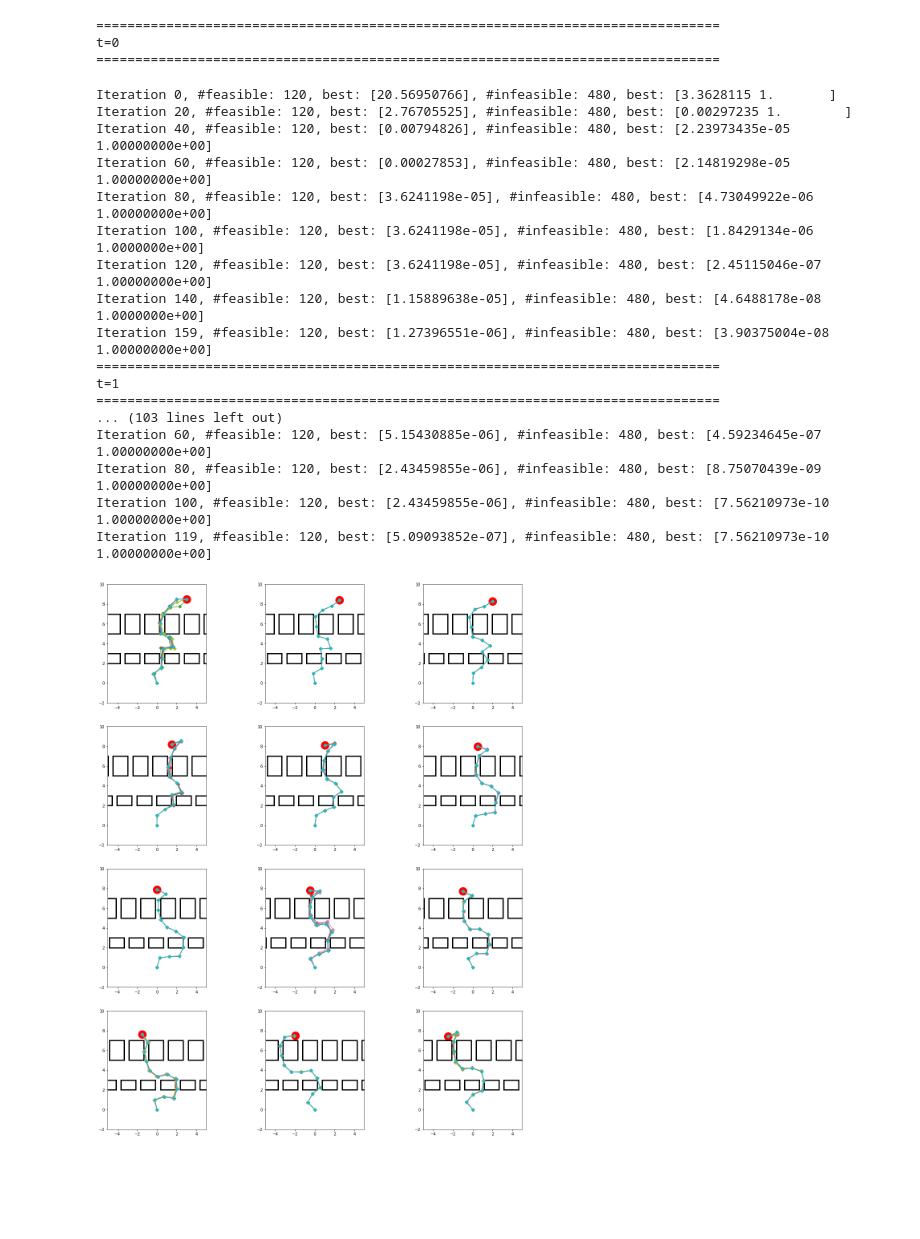
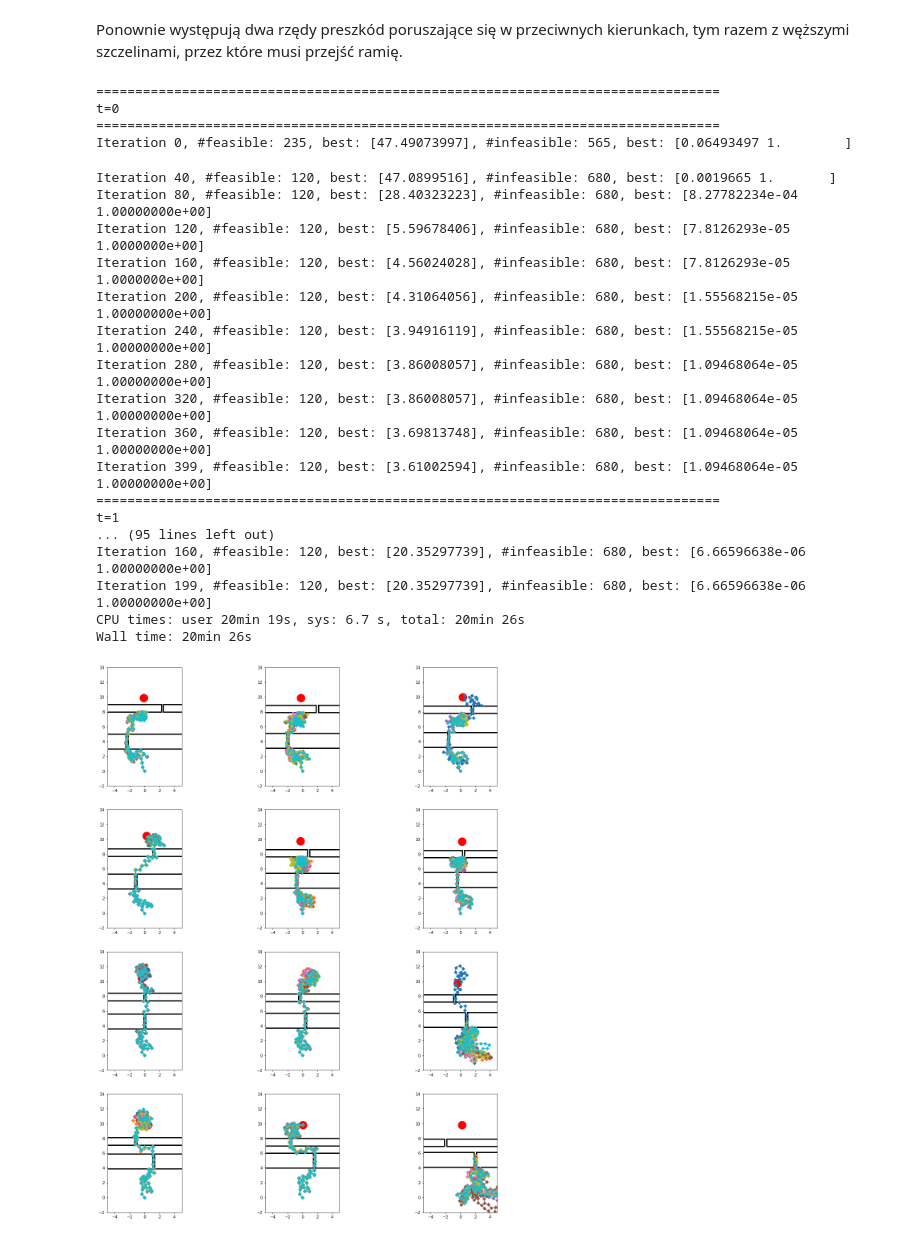
Before and after one commit to JaworWr/Dynamic-inverse-kinematics, a Jupyter notebook: Experiment5.ipynb, the cells around one changed output. Drawn from its saved outputs; the diff is of its cells as text; code cells hidden in the pictures; blank space fills up the shorter version.

Commit message:
Update experiments & reports

```diff
--- a/Experiment5.ipynb
+++ b/Experiment5.ipynb
@@ -8,64 +9,72 @@ random_state("rng_states/experiment5.npy")
+# %% [markdown]
+Ponownie występują dwa rzędy preszkód poruszające się w przeciwnych kierunkach, tym razem z węższymi szczelinami, przez które musi przejść ramię.
 # %%
-S = [1.] * 12
+%%time
+random_state(f"rng_states/experiment{EXPERIMENT_ID}.npy")
+
+S = [0.6] * 60
 d = len(S)
 x_min = -np.pi
 x_max = np.pi
 T = 12
 
-rectangles = [((i - 0.25, 5), (i + 1.25, 7)) for i in range(-9, 10, 2)] + [((i - 0.25, 2), (i + 1.25, 3)) for i in range(-9, 10, 2)]
-rectangle_vs = [(-0.4, 0)] * (len(rectangles) // 2) + [(0.4, 0)] * (len(rectangles) // 2)
-target = (3., 8.5)
-target_v = (-0.5, -0.1)
-targets = target_with_velocity(target, target_v, T)
+rectangles = [((-25., 3.), (-2.55, 5.)), ((-2.25, 3.), (25., 5.)),
+              ((-25., 8.), (2.25, 9.)), ((2.55, 8.), (25., 9.))]
+rectangle_vs = [(0.4, 0.1)] * (len(rectangles) // 2) + [(-0.4, -0.1)] * (len(rectangles) // 2)
+targets = np.array([0., 10.]) + np.random.uniform(-0.5, 0.5, size=(T, 2))
 rectangle_lists = rectangles_with_velocity(rectangles, rectangle_vs, T)
 objective = dynamic_inverse_kinematics_objectives(S, targets, rectangle_lists)
 n_constraints = len(rectangles)
 
-n = 600
-alpha_inf = 0.8
-n_immigrants = 100
-eta_c = 3.
+n = 800
+alpha_inf = 0.85
+n_immigrants = 300
+eta_c = 5.
 eta_m = 20.
 p_c = 0.9
 p_m = 0.05
-num_iterations_init = 160
-num_iterations = 120
+num_iterations_init = 400
+num_iterations = 200
 
 population_hist, score_hist = dynamic_IDEA(objective, n_constraints, T, x_min, x_max, d, n, alpha_inf, eta_c, eta_m, p_c, p_m,
-                           num_iterations=num_iterations, num_iterations_init=num_iterations_init, n_immigrants=n_immigrants, log_interval=20)
+                           num_iterations=num_iterations, num_iterations_init=num_iterations_init, n_immigrants=n_immigrants, log_interval=40)
+
+TRIAL_ID += 1
+np.savez(f"/tmp/histories/experiment{EXPERIMENT_ID}_{TRIAL_ID}", populations=population_hist, scores=score_hist)
 # %% [output]
 ================================================================================
 t=0
 ================================================================================
+Iteration 0, #feasible: 235, best: [47.49073997], #infeasible: 565, best: [0.06493497 1.        ]
-Iteration 0, #feasible: 120, best: [20.56950766], #infeasible: 480, best: [3.3628115 1.       ]
-Iteration 20, #feasible: 120, best: [2.76705525], #infeasible: 480, best: [0.00297235 1.        ]
-Iteration 40, #feasible: 120, best: [0.00794826], #infeasible: 480, best: [2.23973435e-05 1.00000000e+00]
-Iteration 60, #feasible: 120, best: [0.00027853], #infeasible: 480, best: [2.14819298e-05 1.00000000e+00]
-Iteration 80, #feasible: 120, best: [3.6241198e-05], #infeasible: 480, best: [4.73049922e-06 1.00000000e+00]
-Iteration 100, #feasible: 120, best: [3.6241198e-05], #infeasible: 480, best: [1.8429134e-06 1.0000000e+00]
-Iteration 120, #feasible: 120, best: [3.6241198e-05], #infeasible: 480, best: [2.45115046e-07 1.00000000e+00]
-Iteration 140, #feasible: 120, best: [1.15889638e-05], #infeasible: 480, best: [4.6488178e-08 1.0000000e+00]
-Iteration 159, #feasible: 120, best: [1.27396551e-06], #infeasible: 480, best: [3.90375004e-08 1.00000000e+00]
+Iteration 40, #feasible: 120, best: [47.0899516], #infeasible: 680, best: [0.0019665 1.       ]
+Iteration 80, #feasible: 120, best: [28.40323223], #infeasible: 680, best: [8.27782234e-04 1.00000000e+00]
+Iteration 120, #feasible: 120, best: [5.59678406], #infeasible: 680, best: [7.8126293e-05 1.0000000e+00]
+Iteration 160, #feasible: 120, best: [4.56024028], #infeasible: 680, best: [7.8126293e-05 1.0000000e+00]
+Iteration 200, #feasible: 120, best: [4.31064056], #infeasible: 680, best: [1.55568215e-05 1.00000000e+00]
+Iteration 240, #feasible: 120, best: [3.94916119], #infeasible: 680, best: [1.55568215e-05 1.00000000e+00]
+Iteration 280, #feasible: 120, best: [3.86008057], #infeasible: 680, best: [1.09468064e-05 1.00000000e+00]
+Iteration 320, #feasible: 120, best: [3.86008057], #infeasible: 680, best: [1.09468064e-05 1.00000000e+00]
+Iteration 360, #feasible: 120, best: [3.69813748], #infeasible: 680, best: [1.09468064e-05 1.00000000e+00]
+Iteration 399, #feasible: 120, best: [3.61002594], #infeasible: 680, best: [1.09468064e-05 1.00000000e+00]
 ================================================================================
 t=1
-================================================================================
-... (103 lines left out)
-Iteration 60, #feasible: 120, best: [5.15430885e-06], #infeasible: 480, best: [4.59234645e-07 1.00000000e+00]
-Iteration 80, #feasible: 120, best: [2.43459855e-06], #infeasible: 480, best: [8.75070439e-09 1.00000000e+00]
-Iteration 100, #feasible: 120, best: [2.43459855e-06], #infeasible: 480, best: [7.56210973e-10 1.00000000e+00]
-Iteration 119, #feasible: 120, best: [5.09093852e-07], #infeasible: 480, best: [7.56210973e-10 1.00000000e+00]
+... (95 lines left out)
+Iteration 160, #feasible: 120, best: [20.35297739], #infeasible: 680, best: [6.66596638e-06 1.00000000e+00]
+Iteration 199, #feasible: 120, best: [20.35297739], #infeasible: 680, best: [6.66596638e-06 1.00000000e+00]
+CPU times: user 20min 19s, sys: 6.7 s, total: 20min 26s
+Wall time: 20min 26s
 # %%
 feasible_populations = []
 for populations, scores in zip(population_hist, score_hist):
     mask = scores[-1][:, 1] == 0.
     feasible_population = populations[-1][mask, :]
     best = np.argsort(scores[-1, mask, 0])[:10]
     feasible_populations.append(feasible_population[best])
 
 draw_dynamic_solutions(feasible_populations, S, targets, rectangle_lists, np.arange(T),
-                       nrows=4, ncols=3, figsize=(20, 25), xlim=(-5, 5), ylim=(-2, 10))
+                       nrows=4, ncols=3, figsize=(20, 25), xlim=(-5, 5), ylim=(-2, 14))
 # %% [output]
-[figure, old version]
+[figure, new version]
 # %%
 infeasible_populations = []
 for populations, scores in zip(population_hist, score_hist):
```
Also changed, not shown: parts of 7 cells of this notebook, 20 other files.
